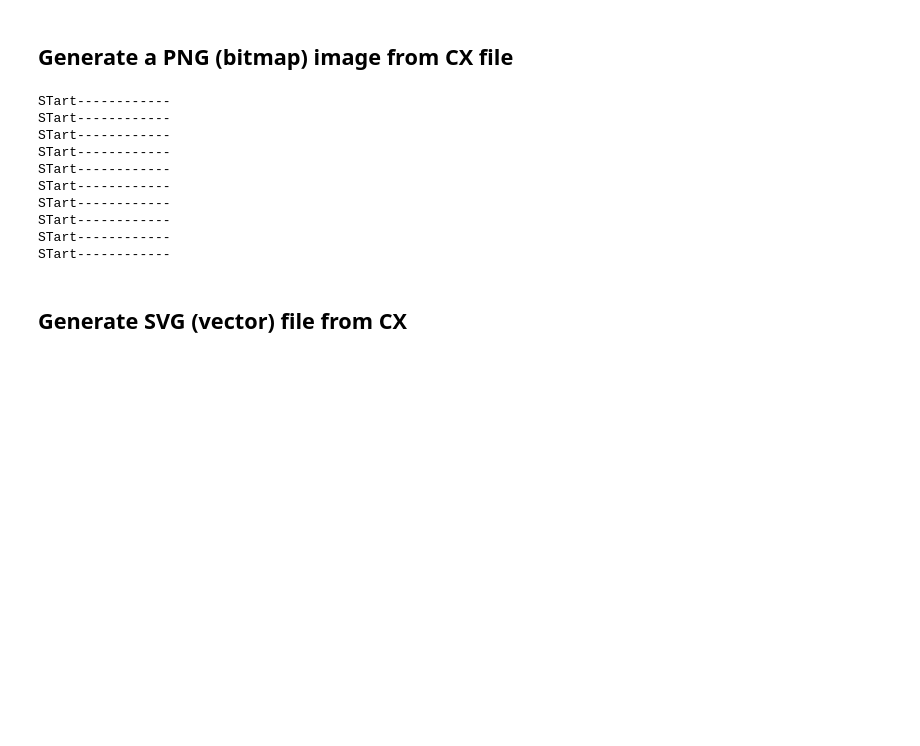
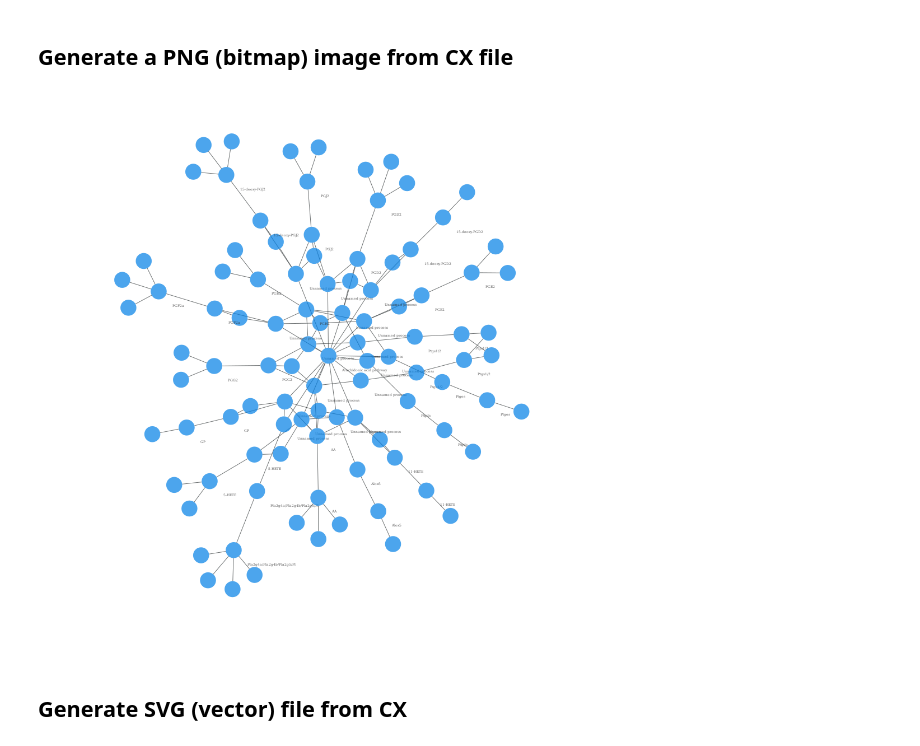
Before and after one commit to cytoscape-ci/image-generator, a Jupyter notebook: notebooks/ImageServiceTest.ipynb, the cells around one changed output. Saved outputs shown, nothing was run; the diff lists cells and outputs as text; code cells hidden in the pictures; blank space fills up the shorter version.

Commit message:
Basic image generator pipeline added.

```diff
--- a/notebooks/ImageServiceTest.ipynb
+++ b/notebooks/ImageServiceTest.ipynb
@@ -31,35 +32,11 @@ def post_file(url, file_name):
 # %% [markdown]
 ## Generate a PNG (bitmap) image from CX file
-# %%
-from multiprocessing import Process
-
-
-bitmap_image_url = BASE + 'image'
-
-def generate_png(f):
-    print('STart------------')
-    res = post_file(bitmap_image_url, f)
-
-
-if __name__ == '__main__':
-     for num in range(10):
-        p = Process(target=generate_png, args=('gal_filtered_2.json',))
-        p.start()
-#         p.join()
-
-
-#Image(res.content)
-# %% [output]
-STart------------
-STart------------
-STart------------
-STart------------
-STart------------
-STart------------
-STart------------
-STart------------
-STart------------
-STart------------
+# %%
+bitmap_image_url = BASE + 'image'
+res = post_file(bitmap_image_url, 'cx1.json')
+Image(data=res.content)
+# %% [output]
+[figure, added]
 # %% [markdown]
 ## Generate SVG (vector) file from CX
 # %%
```
Also changed, not shown: parts of 3 cells of this notebook, 10 other files.
